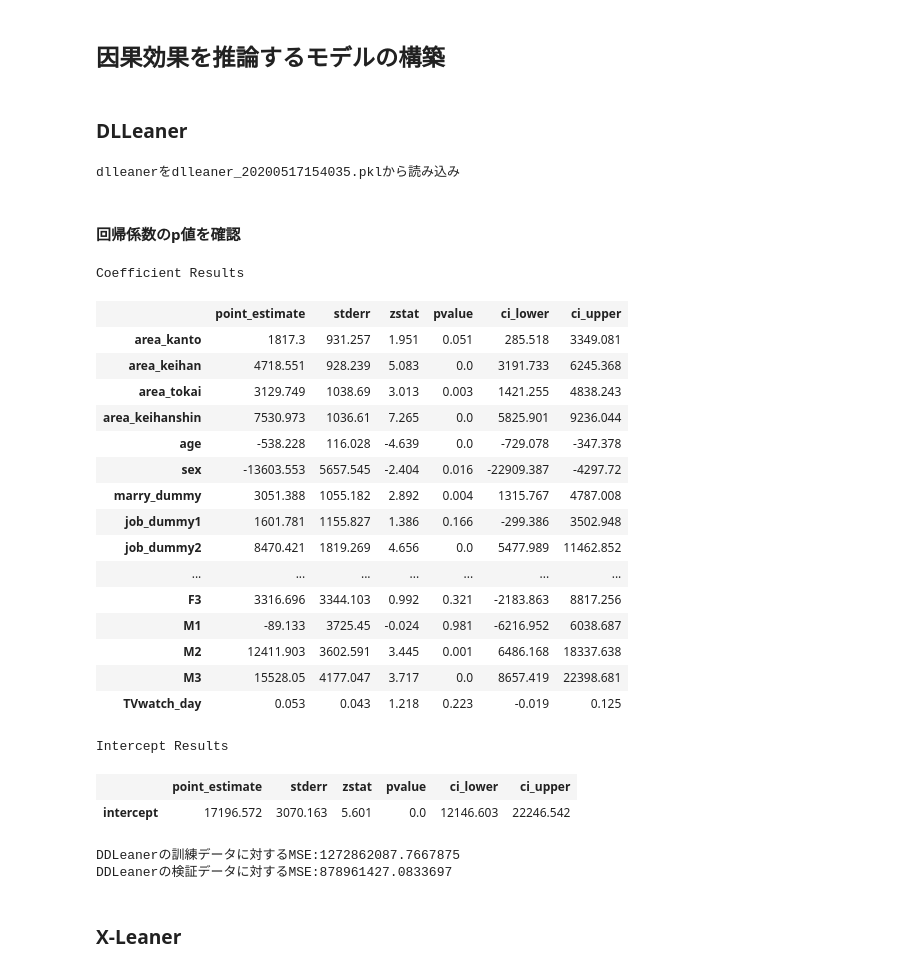
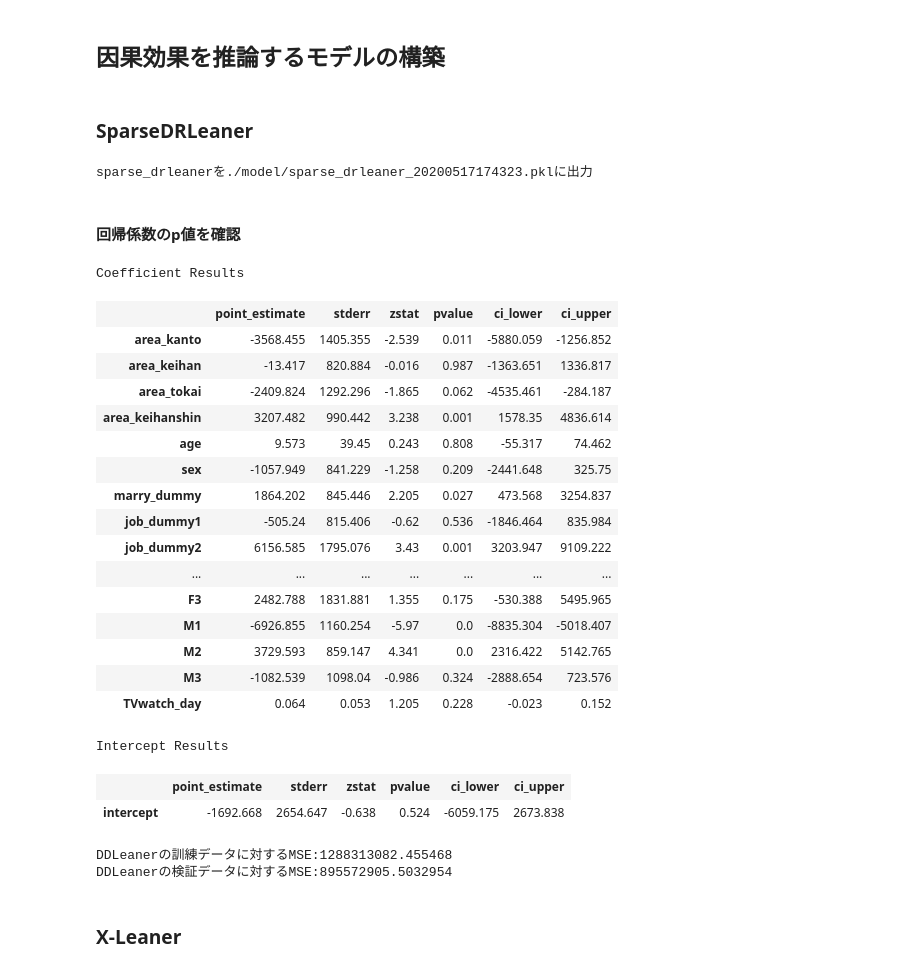
Before and after one commit to Itsuki-Hamano123/practice-casualeffect, a Jupyter notebook: econml/cm_causality.ipynb, the cells around one changed output. Drawn from its saved outputs; the diff is of its cells as text; code cells hidden in the pictures.

Commit message:
sparseDRLeanerの呼び出し

```diff
--- a/econml/cm_causality.ipynb
+++ b/econml/cm_causality.ipynb
@@ -173,7 +169,7 @@ def load_model_pkl(dir_path, pkl_file_path):
         model = cloudpickle.loads(f.read())
     return model
 # %% [markdown]
-### DLLeaner
+### SparseDRLeaner
 # %%
 Logistic_reg_params = {
     "Cs" : 10, # 小さい値ほど正則化が強くなる(default=10)
@@ -185,72 +181,73 @@ Logistic_reg_params = {
     "random_state" : 7
 }
 # %%
-DLLEANER_TRAIN_MODE = False
+SPARSE_DRLEANER_TRAIN_MODE = True
 
-model_name = 'dlleaner'
+model_name = 'sparse_drleaner'
 model_obj_dir = "./model"
-load_dlleaner_pkl = "dlleaner_20200517154035.pkl"
+load_sparse_drleaner_pkl = "dlleaner_20200517154035.pkl"
 
-if DLLEANER_TRAIN_MODE:
-    DLLeaner_model = LinearDRLearner(model_propensity=LogisticRegressionCV(**Logistic_reg_params),
-                                     random_state=7)
+if SPARSE_DRLEANER_TRAIN_MODE:
+    Sparse_DRLeaner_model = SparseLinearDRLearner(model_propensity=LogisticRegressionCV(**Logistic_reg_params),
+                                                  random_state=7)
 
-    inference = 'statsmodels'
-    DLLeaner_model.fit(Y=train_data[OUTCOME_COLUMN].values,
-                       T=train_data[TREATMENT_COLUMN].values,
-                       X=train_data[COVARIATE_COLUMNS].values,
-                       inference=inference)
+    inference = 'debiasedlasso'
+    Sparse_DRLeaner_model.fit(Y=train_data[OUTCOME_COLUMN].values,
+                              T=train_data[TREATMENT_COLUMN].values,
+                              X=train_data[COVARIATE_COLUMNS].values,
+                              inference=inference)
 
     if inference != 'bootstrap':
-        res = export_pkl_model_obj(model_obj_dir, model_name, DLLeaner_model)
+        res = export_pkl_model_obj(model_obj_dir, model_name, Sparse_DRLeaner_model)
         print("{model_name}を{file_path}に出力".format(model_name=model_name, file_path=res))
 
 else :
-    DLLeaner_model = load_model_pkl(model_obj_dir, load_dlleaner_pkl)
-    print("{model_name}を{file_path}から読み込み".format(model_name=model_name, file_path=load_dlleaner_pkl))
+    Sparse_DRLeaner_model = load_model_pkl(model_obj_dir, load_sparse_drleaner_pkl)
+    print("{model_name}を{file_path}から読み込み".format(model_name=model_name, file_path=load_sparse_drleaner_pkl))
 # %% [output]
-dlleanerをdlleaner_20200517154035.pklから読み込み
+sparse_drleanerを./model/sparse_drleaner_20200517174323.pklに出力
 # %% [markdown]
 #### 回帰係数のp値を確認
 # %%
-DLLeaner_model.summary(T=1, feat_name=COVARIATE_COLUMNS)
+summary_Sparse_DRLeaner = Sparse_DRLeaner_model.summary(T=1, feat_name=COVARIATE_COLUMNS)
+summary_Sparse_DRLeaner
 # %% [output]
 Coefficient Results
 |  | point_estimate | stderr | zstat | pvalue | ci_lower | ci_upper |
-| area_kanto | 1817.3 | 931.257 | 1.951 | 0.051 | 285.518 | 3349.081 |
-| area_keihan | 4718.551 | 928.239 | 5.083 | 0.0 | 3191.733 | 6245.368 |
-| area_tokai | 3129.749 | 1038.69 | 3.013 | 0.003 | 1421.255 | 4838.243 |
-| area_keihanshin | 7530.973 | 1036.61 | 7.265 | 0.0 | 5825.901 | 9236.044 |
-| age | -538.228 | 116.028 | -4.639 | 0.0 | -729.078 | -347.378 |
-| sex | -13603.553 | 5657.545 | -2.404 | 0.016 | -22909.387 | -4297.72 |
-| marry_dummy | 3051.388 | 1055.182 | 2.892 | 0.004 | 1315.767 | 4787.008 |
-| job_dummy1 | 1601.781 | 1155.827 | 1.386 | 0.166 | -299.386 | 3502.948 |
-| job_dummy2 | 8470.421 | 1819.269 | 4.656 | 0.0 | 5477.989 | 11462.852 |
+| area_kanto | -3568.455 | 1405.355 | -2.539 | 0.011 | -5880.059 | -1256.852 |
+| area_keihan | -13.417 | 820.884 | -0.016 | 0.987 | -1363.651 | 1336.817 |
+| area_tokai | -2409.824 | 1292.296 | -1.865 | 0.062 | -4535.461 | -284.187 |
+| area_keihanshin | 3207.482 | 990.442 | 3.238 | 0.001 | 1578.35 | 4836.614 |
+| age | 9.573 | 39.45 | 0.243 | 0.808 | -55.317 | 74.462 |
+| sex | -1057.949 | 841.229 | -1.258 | 0.209 | -2441.648 | 325.75 |
+| marry_dummy | 1864.202 | 845.446 | 2.205 | 0.027 | 473.568 | 3254.837 |
+| job_dummy1 | -505.24 | 815.406 | -0.62 | 0.536 | -1846.464 | 835.984 |
+| job_dummy2 | 6156.585 | 1795.076 | 3.43 | 0.001 | 3203.947 | 9109.222 |
 | ... | ... | ... | ... | ... | ... | ... |
-| F3 | 3316.696 | 3344.103 | 0.992 | 0.321 | -2183.863 | 8817.256 |
-| M1 | -89.133 | 3725.45 | -0.024 | 0.981 | -6216.952 | 6038.687 |
-| M2 | 12411.903 | 3602.591 | 3.445 | 0.001 | 6486.168 | 18337.638 |
-| M3 | 15528.05 | 4177.047 | 3.717 | 0.0 | 8657.419 | 22398.681 |
-| TVwatch_day | 0.053 | 0.043 | 1.218 | 0.223 | -0.019 | 0.125 |
+| F3 | 2482.788 | 1831.881 | 1.355 | 0.175 | -530.388 | 5495.965 |
+| M1 | -6926.855 | 1160.254 | -5.97 | 0.0 | -8835.304 | -5018.407 |
+| M2 | 3729.593 | 859.147 | 4.341 | 0.0 | 2316.422 | 5142.765 |
+| M3 | -1082.539 | 1098.04 | -0.986 | 0.324 | -2888.654 | 723.576 |
+| TVwatch_day | 0.064 | 0.053 | 1.205 | 0.228 | -0.023 | 0.152 |
 Intercept Results
 |  | point_estimate | stderr | zstat | pvalue | ci_lower | ci_upper |
-| intercept | 17196.572 | 3070.163 | 5.601 | 0.0 | 12146.603 | 22246.542 |
+| intercept | -1692.668 | 2654.647 | -0.638 | 0.524 | -6059.175 | 2673.838 |
 # %%
 # 訓練精度
-MSE_DLLeaner_train = DLLeaner_model.score(Y=train_data[OUTCOME_COLUMN].values,
+MSE_DLLeaner_train = Sparse_DRLeaner_model.score(Y=train_data[OUTCOME_COLUMN].values,
                                           T=train_data[TREATMENT_COLUMN].values,
                                           X=train_data[COVARIATE_COLUMNS].values)
 
 # 検証精度
-MSE_DLLeaner_test = DLLeaner_model.score(Y=test_data[OUTCOME_COLUMN].values,
+MSE_DLLeaner_test = Sparse_DRLeaner_model.score(Y=test_data[OUTCOME_COLUMN].values,
                                           T=test_data[TREATMENT_COLUMN].values,
                                           X=test_data[COVARIATE_COLUMNS].values)
 
 print("DDLeanerの訓練データに対するMSE:{mse_train}".format(mse_train=MSE_DLLeaner_train))
 print("DDLeanerの検証データに対するMSE:{mse_test}".format(mse_test=MSE_DLLeaner_test))
 # %% [output]
-DDLeanerの訓練データに対するMSE:1272862087.7667875
-DDLeanerの検証データに対するMSE:878961427.0833697
+DDLeanerの訓練データに対するMSE:1288313082.455468
+DDLeanerの検証データに対するMSE:895572905.5032954
 # %% [markdown]
 ### X-Leaner
 # %%
```
Also changed, not shown: parts of 7 cells of this notebook.
